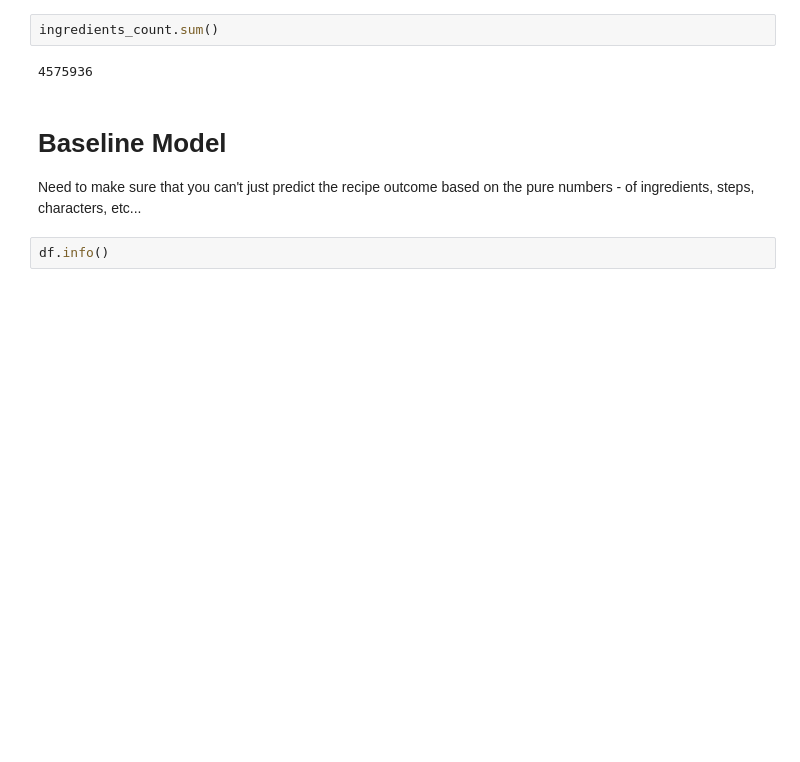
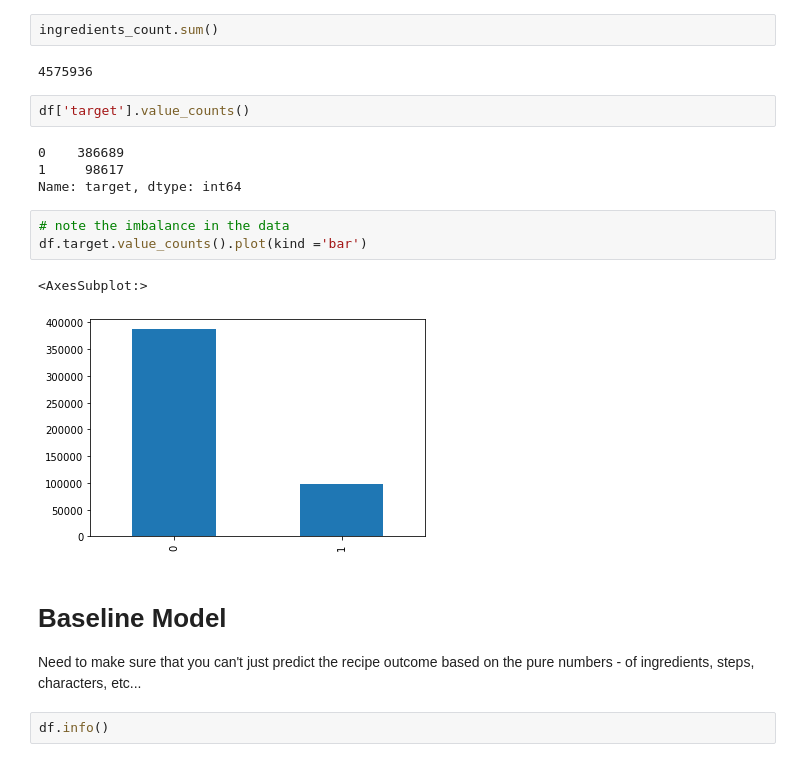
Before and after one commit to AJMarshall-25/NLP_Recipe_Analysis, a Jupyter notebook: EDA.ipynb, the cells around one changed output. Drawn from its saved outputs; the diff is of its cells as text; blank space fills up the shorter version.

```diff
--- a/EDA.ipynb
+++ b/EDA.ipynb
@@ -200,6 +208,18 @@ easy_ingredient_count.sum()
 ingredients_count.sum()
 # %% [output]
 4575936
+# %%
+df['target'].value_counts()
+# %% [output]
+0    386689
+1     98617
+Name: target, dtype: int64
+# %%
+# note the imbalance in the data
+df.target.value_counts().plot(kind ='bar')
+# %% [output]
+<AxesSubplot:>
+[figure, added]
 # %% [markdown]
 # Baseline Model
 
```
Also changed, not shown: parts of 17 cells of this notebook.
